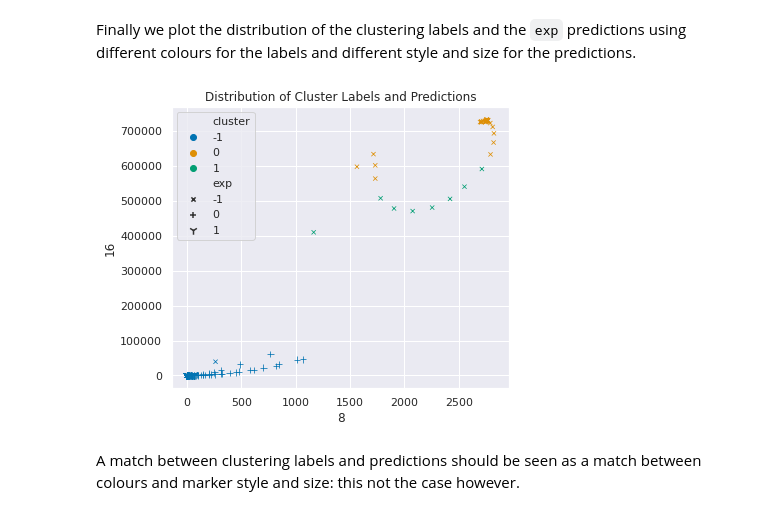
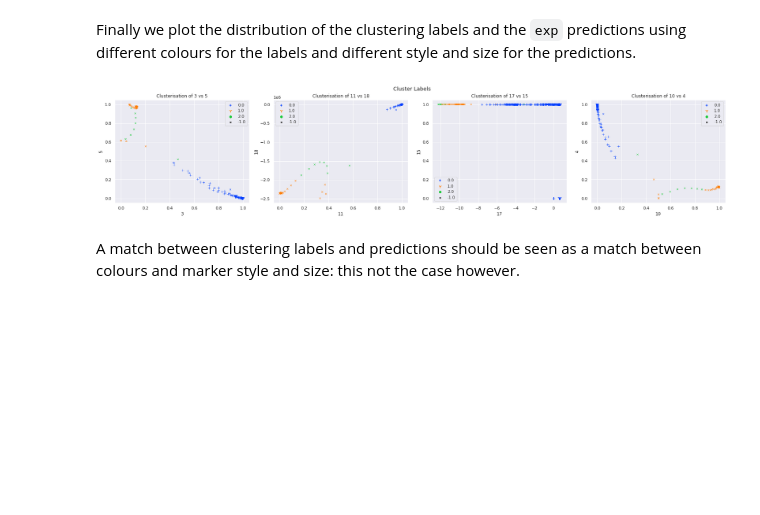
Before and after one commit to thesfinox/ml-sft-trunc, a Jupyter notebook: sft_level_trunc.ipynb, the cells around one changed output. Drawn from its saved outputs; the diff is of its cells as text; code cells hidden in the pictures; blank space fills up the shorter version.

```diff
--- a/sft_level_trunc.ipynb
+++ b/sft_level_trunc.ipynb
@@ -535,13 +550,6 @@ n_clusters = pd.unique(df['exp']).shape[0]
 In order to do so we first select the features:
 # %%
 # remove the 0-th system as it won't improve anything (it's "too perfect"), take everything but "system", "init" and the label
-X = df.loc[df['system'] != 0].iloc[:,2:-1]
+X = df.loc[df['system'] != 0].iloc[:,2:-1].values
 # %% [markdown]
 The we call the methods of the class `cluster.KMeans` in _Scikit_:
-# %%
-from sklearn.cluster import KMeans
-
-kmeans = KMeans(n_clusters = n_clusters, random_state = RAND)
-
-log.info('Fitting KMeans clustering.')
-kmeans.fit(X)
@@ -556,34 +602,46 @@ data['exp']     = df.loc[df['system'] != 0]['exp']
+# %%
+data     = Pipeline(pipeline_steps[0:-1]).fit_transform(X) #-------------------- transform the X
+clusters = pipeline_trans.predict(X).reshape(-1, 1) #--------------------------- compute clustering labels
+label    = df.loc[df['system'] != 0]['exp'].values.reshape(-1, 1) #------------- add the extrapolated predictions
+
+plot_data = np.hstack((data, clusters, label)) #-------------------------------- stack everything horizontally
 # %% [markdown]
 Finally we plot the distribution of the clustering labels and the `exp` predictions using different colours for the labels and different style and size for the predictions.
 # %%
-choice_x = np.random.choice(data.columns[2:-2], 1)[0] #----------------- random choice of the feature on x axis
-choice_y = np.random.choice(data.columns[2:-2], 1)[0] #----------------- random choice of the feature on y axis
-if choice_y == choice_x:
-    choice_y = choice_y + 1 #------------------------------------------- make sure to always plot different things
+choices = np.random.randint(low = 0, high = data.shape[1], size = (4, 2)) #----------------- random couples of features
 
-cluster_labels_fig, cluster_labels_plot = plt.subplots(figsize=(PLT_WIDTH, PLT_HEIGHT))
+nrows = 1
+ncols = 4
+cluster_labels_fig, cluster_labels_plot = plt.subplots(nrows = nrows, ncols = ncols, figsize=(ncols * PLT_WIDTH, nrows * PLT_HEIGHT))
+cluster_labels_fig.suptitle('Cluster Labels', va = 'bottom')
 
-cluster_labels_plot = sns.scatterplot(data    = data,
-                                      x       = choice_x,
-                                      y       = choice_y,
-                                      hue     = 'cluster',
-                                      style   = 'exp',
-                                      size    = 'exp',
-                                      legend  = 'full',
-                                      palette = sns.color_palette('colorblind', 3),
-                                      markers = ['x', '+', '1'],
-                                      ax      = cluster_labels_plot
-                                     )
-cluster_labels_plot.set(title = 'Distribution of Cluster Labels and Predictions')
-cluster_labels_plot.legend(loc='best')
+for i in range(ncols):
+    choice_x = choices[i,0]
+    choice_y = choices[i,1]
+    if choice_y == choice_x:
+        choice_y += 1 #--------------------------------------------------------------------- do not plot same features
+
+    cluster_labels_plot[i].set_xlabel(choice_x)
+    cluster_labels_plot[i].set_ylabel(choice_y)
+    cluster_labels_plot[i].set_title('Clusterisation of {} vs {}'.format(choice_x, choice_y))
+    sns.scatterplot(x       = plot_data[:,choice_x],
+                    y       = plot_data[:,choice_y],
+                    hue     = plot_data[:,-2],
+                    style   = plot_data[:,-1],
+                    size    = plot_data[:,-1],
+                    legend  = 'full',
+                    palette = sns.color_palette('bright', 3),
+                    markers = ['x', '+', '1'],
+                    ax      = cluster_labels_plot[i]
+                   )
 
 cluster_labels_fig.tight_layout()
-cluster_labels_fig.savefig(path.join(IMG_PATH, 'cluster_labels.pdf'), dpi=300, format='pdf')
-cluster_labels_fig.savefig(path.join(IMG_PATH, 'cluster_labels.jpg'), dpi=300, format='jpg', quality=95, optimize=True, progressive=True)
+cluster_labels_fig.savefig(path.join(IMG_PATH, 'cluster_labels.pdf'), dpi = 300, format = 'pdf')
+cluster_labels_fig.savefig(path.join(IMG_PATH, 'cluster_labels.jpg'), dpi = 300, format = 'jpg', quality = 95, optimize = True, progressive = True)
 plt.show()
 plt.close(cluster_labels_fig)
 # %% [output]
-[figure, old version]
+[figure, new version]
 # %% [markdown]
 A match between clustering labels and predictions should be seen as a match between colours and marker style and size: this not the case however.
 # %% [markdown]
```
Also changed, not shown: parts of 67 cells of this notebook, 4 other files.
